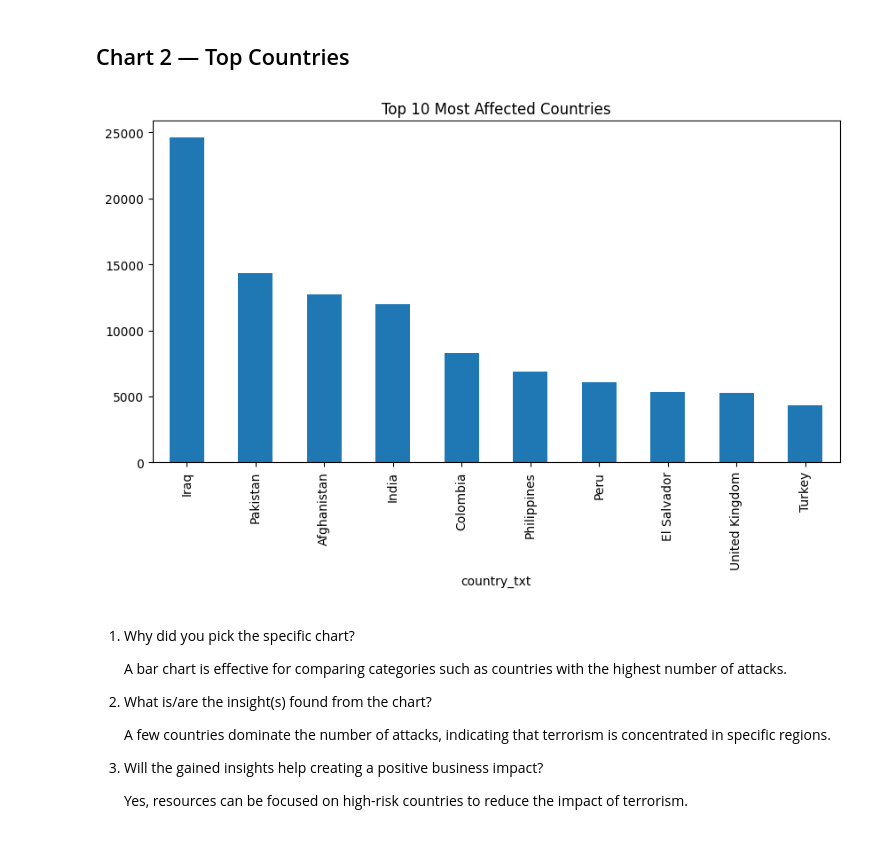
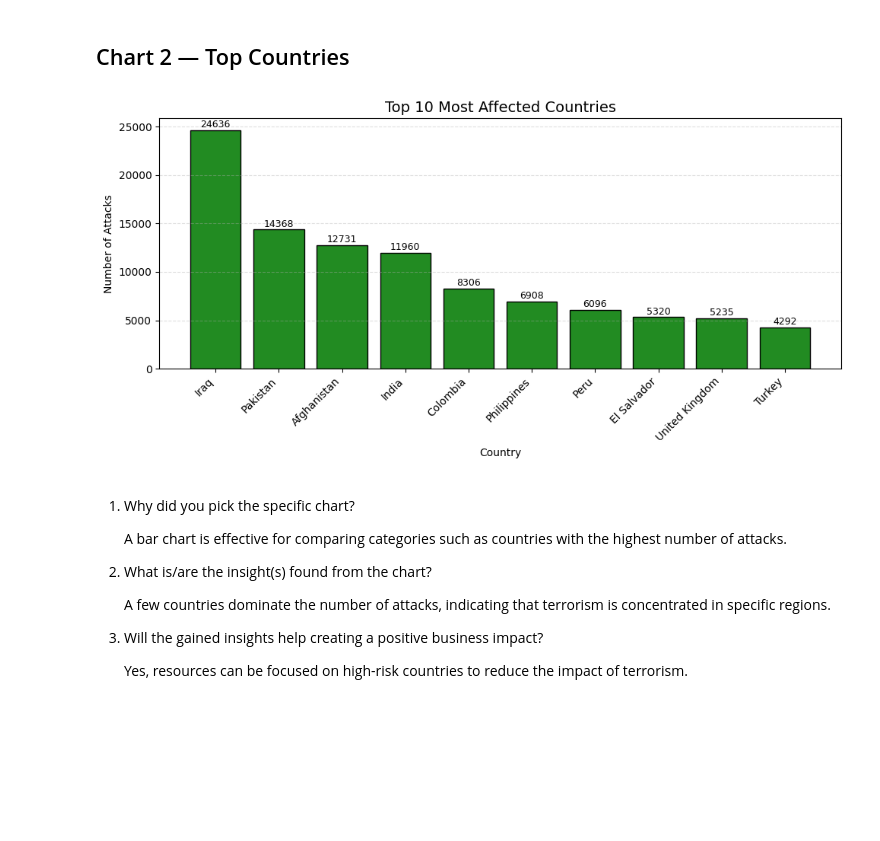
Before and after one commit to artreas/DATA_SCEINCE_ASSIGNMENT, a Jupyter notebook: Global_Terrorism_Data_Analysis.ipynb, the cells around one changed output. Cells and saved outputs as stored; diff of their text form; code cells hidden in the pictures; blank space fills up the shorter version.

```diff
--- a/Global_Terrorism_Data_Analysis.ipynb
+++ b/Global_Terrorism_Data_Analysis.ipynb
@@ -360,12 +389,34 @@ plt.show()
    Yes, identifying trends over time helps governments and organizations prepare for high-risk periods and improve security planning.
 # %% [markdown]
 ## Chart 2 — Top Countries
-# %%
-df['country_txt'].value_counts().head(10).plot(kind='bar', figsize=(10,5))
-plt.title("Top 10 Most Affected Countries")
-plt.show()
-# %% [output]
-[figure, removed]
+# %%
+plt.figure(figsize=(10,5))
+
+top_countries = df['country_txt'].value_counts().head(10)
+
+bars = plt.bar(
+    top_countries.index,
+    top_countries.values,
+    color='forestgreen',   #
+    edgecolor='black'
+)
+
+plt.xticks(rotation=45, ha='right')
+
+# Optional: add value labels
+for i, v in enumerate(top_countries.values):
+    plt.text(i, v + 300, str(v), ha='center', fontsize=9)
+
+plt.title("Top 10 Most Affected Countries", fontsize=14)
+plt.xlabel("Country")
+plt.ylabel("Number of Attacks")
+
+plt.grid(axis='y', linestyle='--', alpha=0.4)
+plt.tight_layout()
+
+plt.show()
+# %% [output]
+[figure, added]
 # %% [markdown]
 1. Why did you pick the specific chart?
 
```
Also changed, not shown: parts of 11 cells of this notebook.
